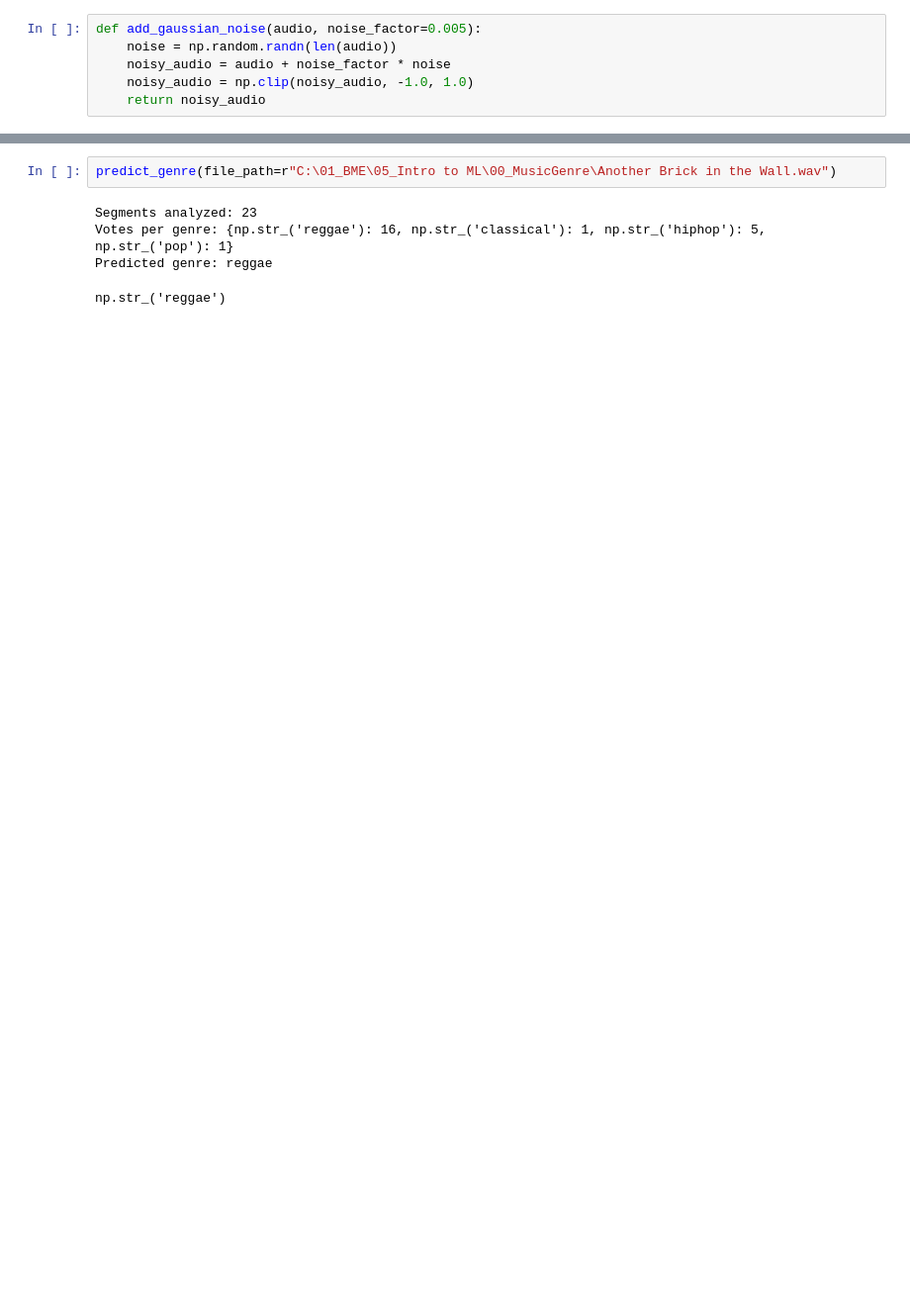
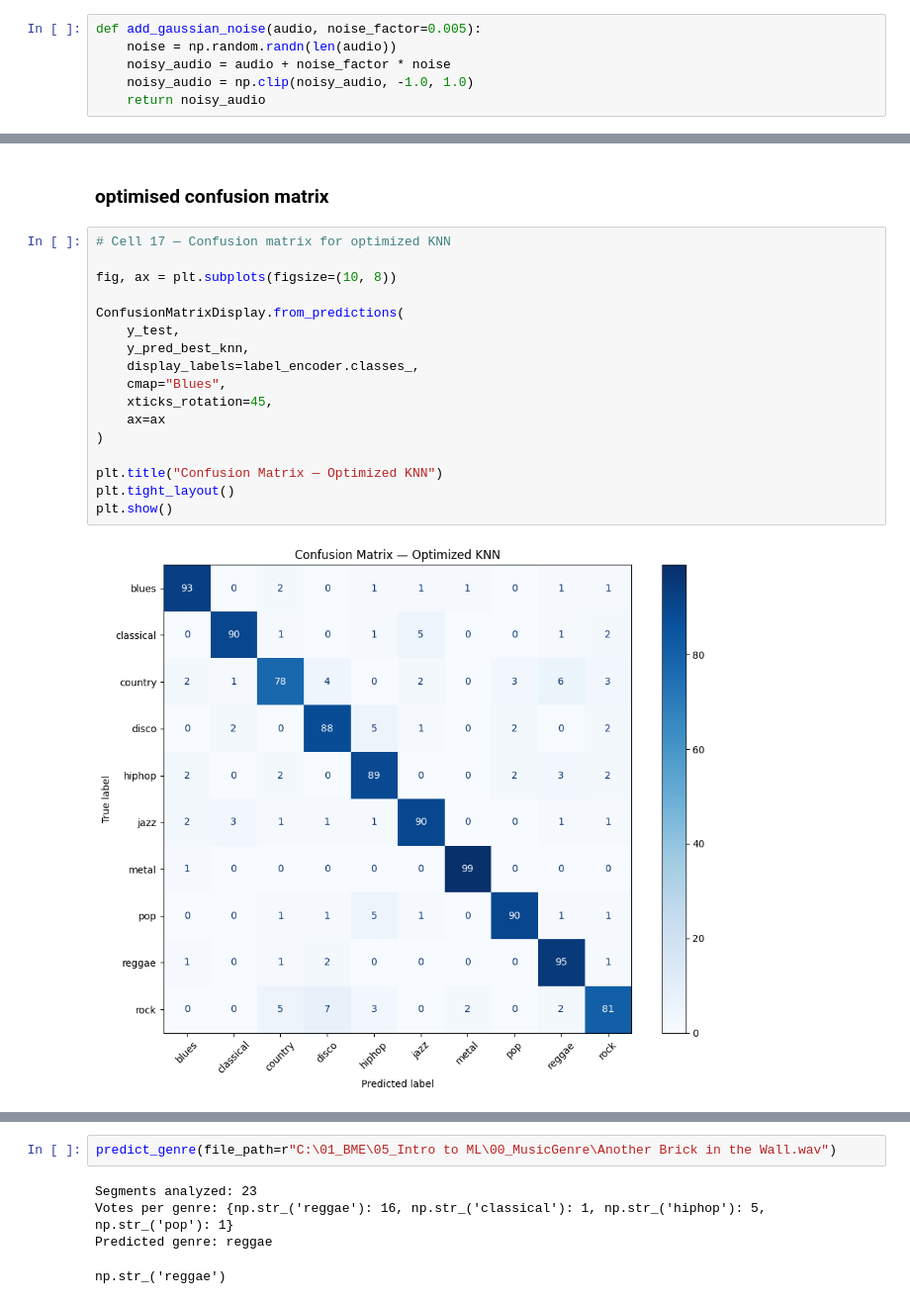
Before and after one commit to brunomilassin/MachineLearning_FinalProject, a Jupyter notebook: Presentation.ipynb, the cells around one changed output, grey strips where cells are left out. Shown at 99% size. Cells and saved outputs as stored; diff of their text form; blank space fills up the shorter version.

```diff
--- a/Presentation.ipynb
+++ b/Presentation.ipynb
@@ -577,0 +665,21 @@ def predict_genre_plus(file_path,
+# %% [markdown]
+### optimised confusion matrix
+# %%
+# Cell 17 — Confusion matrix for optimized KNN
+
+fig, ax = plt.subplots(figsize=(10, 8))
+
+ConfusionMatrixDisplay.from_predictions(
+    y_test,
+    y_pred_best_knn,
+    display_labels=label_encoder.classes_,
+    cmap="Blues",
+    xticks_rotation=45,
+    ax=ax
+)
+
+plt.title("Confusion Matrix — Optimized KNN")
+plt.tight_layout()
+plt.show()
+# %% [output]
+[figure, added]
```
Also changed, not shown: parts of 38 cells of this notebook.
